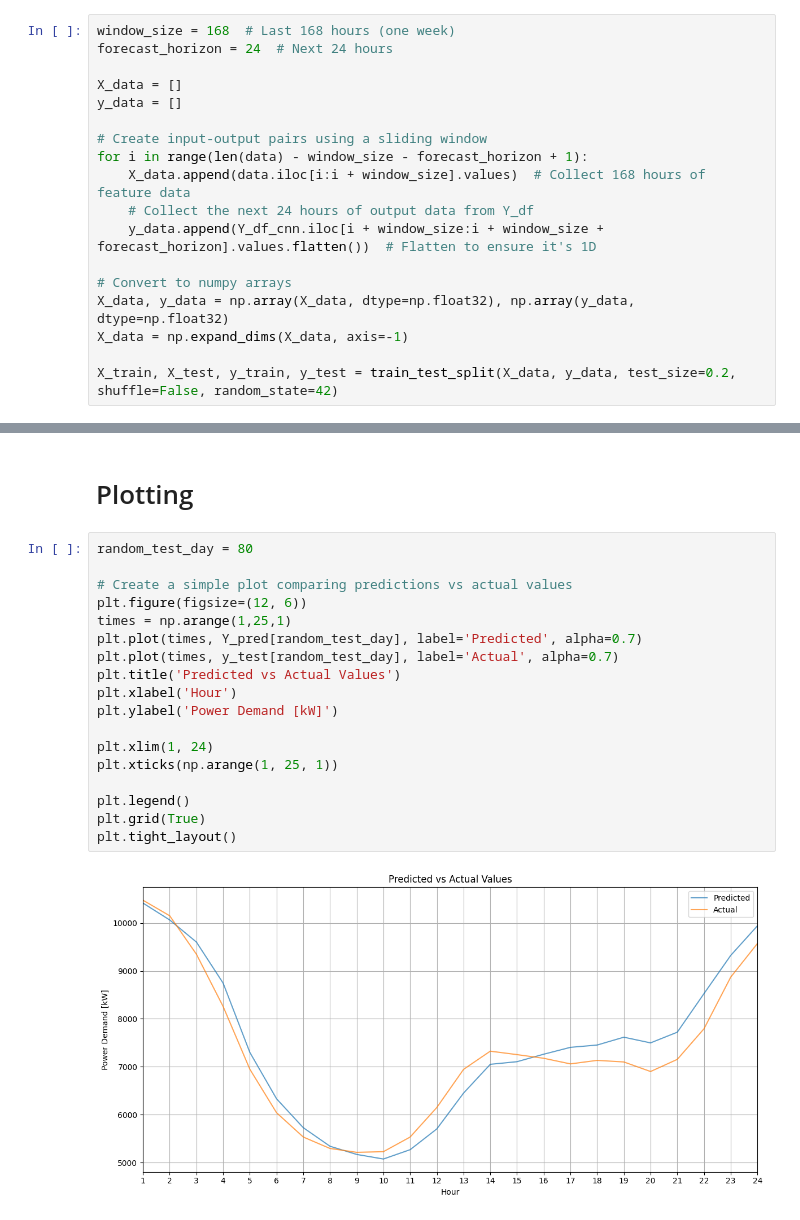
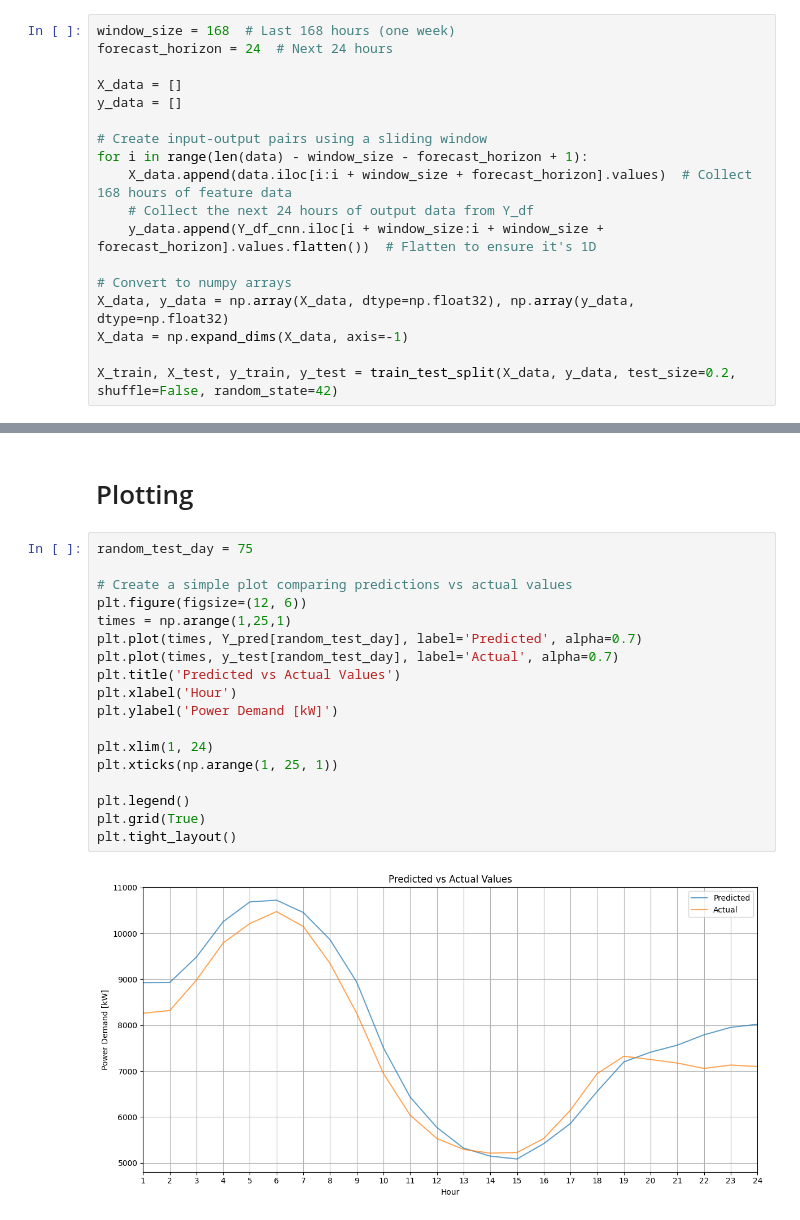
Before and after one commit to honeybear24/power-forecasting-capstone, a Jupyter notebook: scripts/best_CNN.ipynb, the cells around one changed output, grey strips where cells are left out. Saved outputs shown, nothing was run; the diff lists cells and outputs as text.

Commit message:
Fixed graph so it starts at the correct hour. Now uses forecasted weather data to predict.

```diff
--- a/scripts/best_CNN.ipynb
+++ b/scripts/best_CNN.ipynb
@@ -46,7 +44,7 @@ y_data = []
 
 # Create input-output pairs using a sliding window
 for i in range(len(data) - window_size - forecast_horizon + 1):
-    X_data.append(data.iloc[i:i + window_size].values)  # Collect 168 hours of feature data
+    X_data.append(data.iloc[i:i + window_size + forecast_horizon].values)  # Collect 168 hours of feature data
     # Collect the next 24 hours of output data from Y_df
     y_data.append(Y_df_cnn.iloc[i + window_size:i + window_size + forecast_horizon].values.flatten())  # Flatten to ensure it's 1D
 
@@ -199,22 +197,22 @@ MAPE = 9.111%.
 # %% [markdown]
 # Plotting
 # %%
-random_test_day = 80
+random_test_day = 75
 
 # Create a simple plot comparing predictions vs actual values
 plt.figure(figsize=(12, 6))
 times = np.arange(1,25,1)
 plt.plot(times, Y_pred[random_test_day], label='Predicted', alpha=0.7)
 plt.plot(times, y_test[random_test_day], label='Actual', alpha=0.7)
 plt.title('Predicted vs Actual Values')
 plt.xlabel('Hour')
 plt.ylabel('Power Demand [kW]')
 
 plt.xlim(1, 24)
 plt.xticks(np.arange(1, 25, 1))
 
 plt.legend()
 plt.grid(True)
 plt.tight_layout()
 # %% [output]
-[figure, old version]
+[figure, new version]
```
Also changed, not shown: parts of 7 cells of this notebook.
